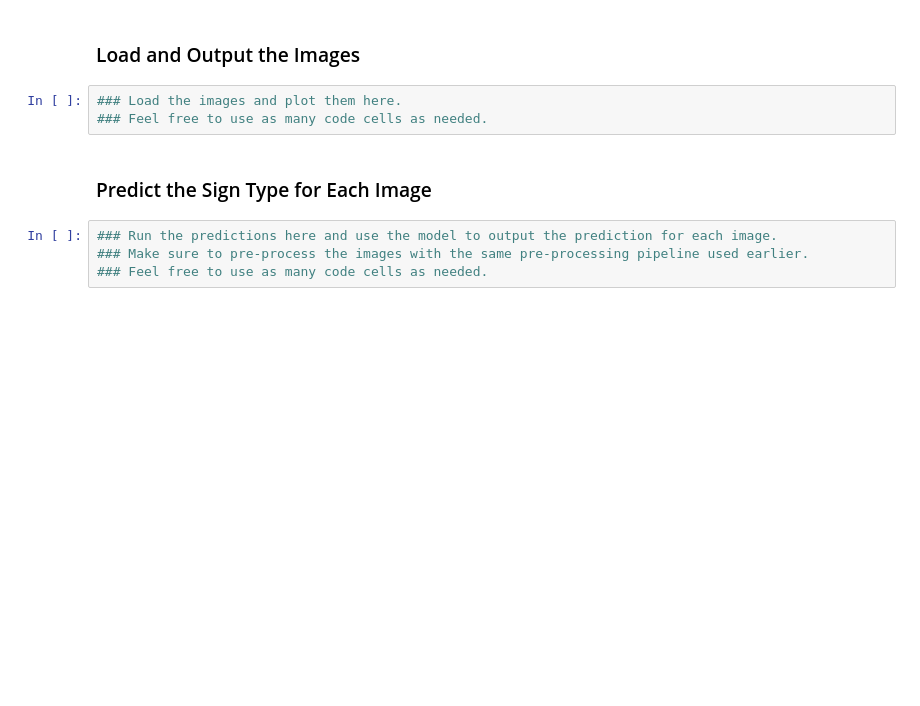
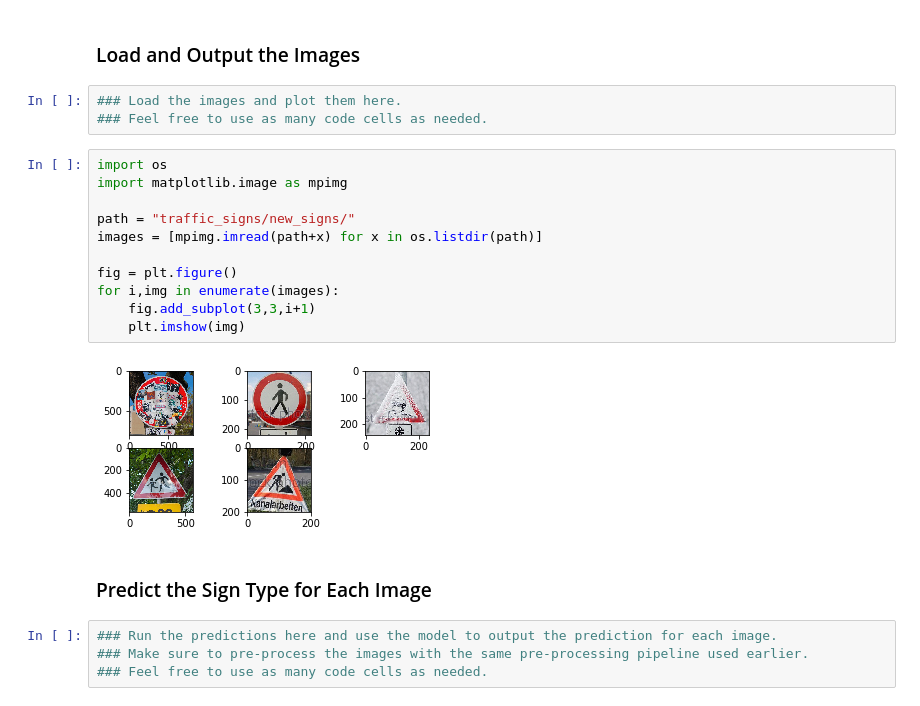
Before and after one commit to bejjani/udacityCarND, a Jupyter notebook: CarND-Traffic-Sign-Classifier-Project/Traffic_Sign_Classifier.ipynb, the cells around one changed output. Saved outputs shown, nothing was run; the diff lists cells and outputs as text; blank space fills up the shorter version.

```diff
--- a/CarND-Traffic-Sign-Classifier-Project/Traffic_Sign_Classifier.ipynb
+++ b/CarND-Traffic-Sign-Classifier-Project/Traffic_Sign_Classifier.ipynb
@@ -666,6 +585,19 @@ You may find `signnames.csv` useful as it contains mappings from the class id (i
 # %%
 ### Load the images and plot them here.
 ### Feel free to use as many code cells as needed.
+# %%
+import os
+import matplotlib.image as mpimg
+
+path = "traffic_signs/new_signs/"
+images = [mpimg.imread(path+x) for x in os.listdir(path)]
+
+fig = plt.figure()
+for i,img in enumerate(images):
+    fig.add_subplot(3,3,i+1)
+    plt.imshow(img)
+# %% [output]
+[figure, added]
 # %% [markdown]
 ### Predict the Sign Type for Each Image
 # %%
```
Also changed, not shown: parts of 18 cells of this notebook, 27 other files.
